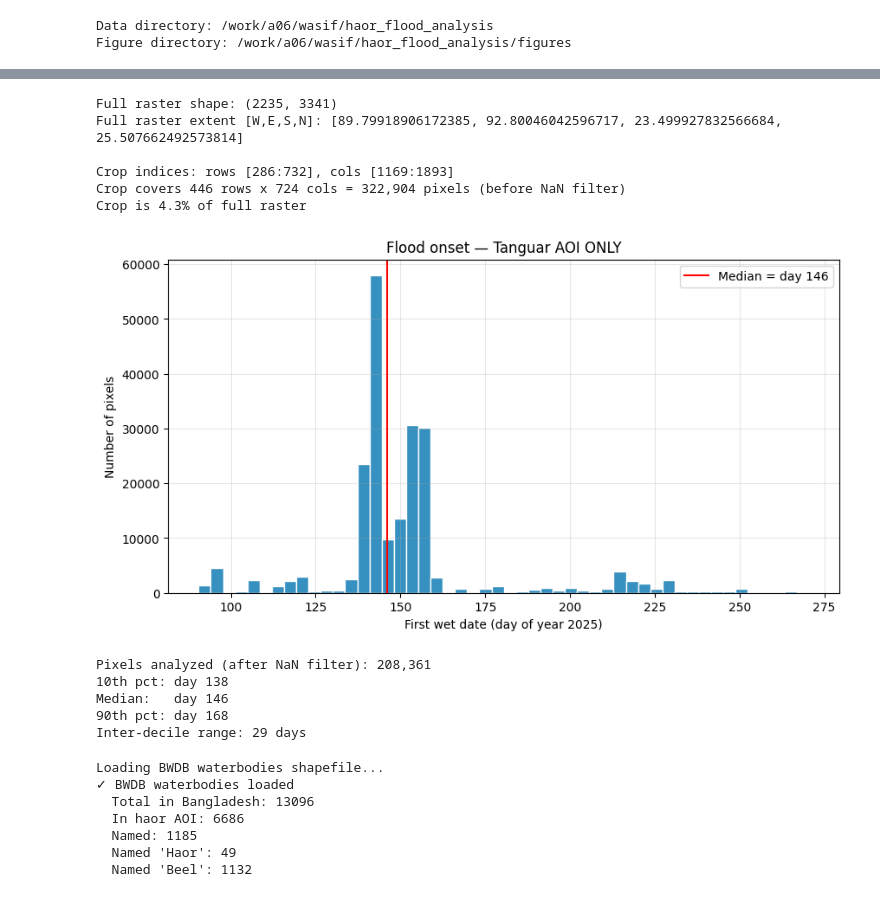
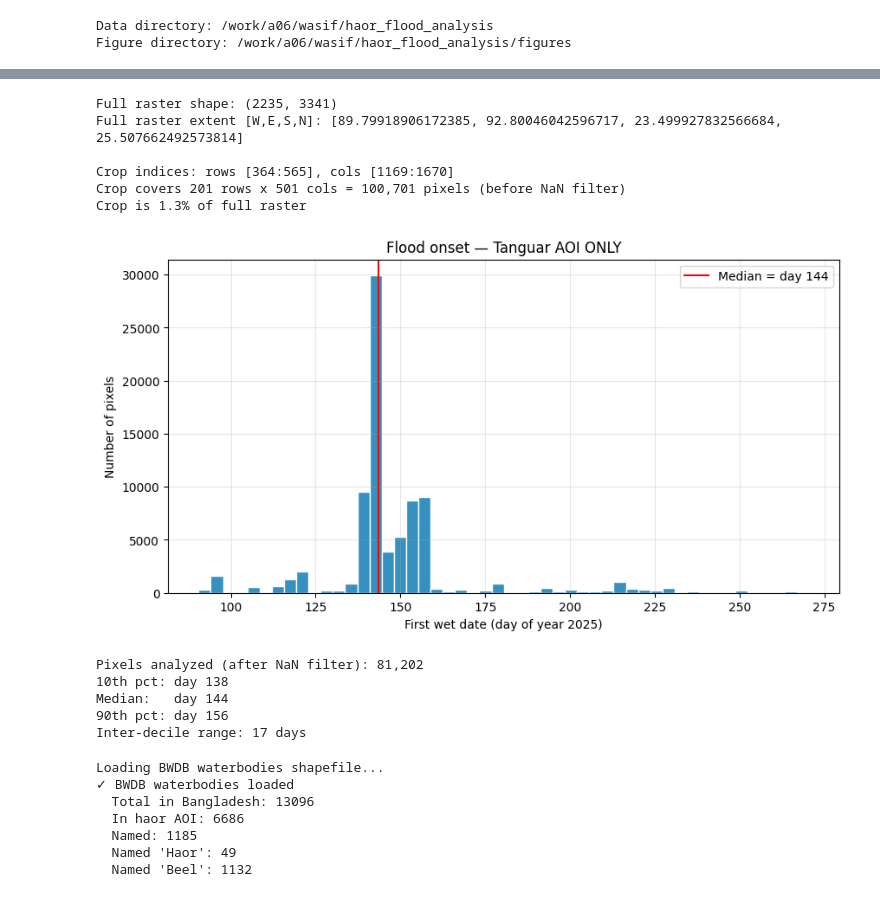
Before and after one commit to wasifshahriar/masters_research, a Jupyter notebook: haor_flood_timeseries_part3.ipynb, the cells around one changed output, grey strips where cells are left out. Drawn from its saved outputs; the diff is of its cells as text; code cells hidden in the pictures.

```diff
--- a/haor_flood_timeseries_part3.ipynb
+++ b/haor_flood_timeseries_part3.ipynb
@@ -177,8 +177,9 @@ print(f"Full raster shape: {fwd.shape}")
 print(f"Full raster extent [W,E,S,N]: {ext}")
 
 # Tanguar box in [W, E, S, N] order to MATCH the extent convention
-TANGUAR_W, TANGUAR_E = 90.85, 91.50
-TANGUAR_S, TANGUAR_N = 24.85, 25.25
+
+TANGUAR_W, TANGUAR_E = 90.85, 91.30
+TANGUAR_S, TANGUAR_N = 25.00, 25.18
 
 nrows, ncols = fwd.shape
 W, E, S, N = ext[0], ext[1], ext[2], ext[3]
@@ -193,42 +194,42 @@ row_max = int((N - TANGUAR_S) / (N - S) * nrows)
 print(f"\nCrop indices: rows [{row_min}:{row_max}], cols [{col_min}:{col_max}]")
 print(f"Crop covers {row_max-row_min} rows x {col_max-col_min} cols "
       f"= {(row_max-row_min)*(col_max-col_min):,} pixels (before NaN filter)")
 
 # Sanity: this should be MUCH smaller than the full raster
 full_px = nrows * ncols
 crop_px = (row_max - row_min) * (col_max - col_min)
 print(f"Crop is {100*crop_px/full_px:.1f}% of full raster")
 
 fwd_crop = fwd[row_min:row_max, col_min:col_max]
 valid = fwd_crop[~np.isnan(fwd_crop) & (fwd_crop > 0)]
 
 plt.figure(figsize=(10, 5))
 plt.hist(valid, bins=50, color="#3690c0", edgecolor="white")
 plt.axvline(np.median(valid), color="red", label=f"Median = day {np.median(valid):.0f}")
 plt.xlabel("First wet date (day of year 2025)")
 plt.ylabel("Number of pixels")
 plt.title("Flood onset — Tanguar AOI ONLY")
 plt.legend(); plt.grid(True, alpha=0.3)
 plt.show()
 
 print(f"\nPixels analyzed (after NaN filter): {len(valid):,}")
 print(f"10th pct: day {np.percentile(valid,10):.0f}")
 print(f"Median:   day {np.median(valid):.0f}")
 print(f"90th pct: day {np.percentile(valid,90):.0f}")
 print(f"Inter-decile range: {np.percentile(valid,90)-np.percentile(valid,10):.0f} days")
 # %% [output]
 Full raster shape: (2235, 3341)
 Full raster extent [W,E,S,N]: [89.79918906172385, 92.80046042596717, 23.499927832566684, 25.507662492573814]
 
-Crop indices: rows [286:732], cols [1169:1893]
-Crop covers 446 rows x 724 cols = 322,904 pixels (before NaN filter)
-Crop is 4.3% of full raster
+Crop indices: rows [364:565], cols [1169:1670]
+Crop covers 201 rows x 501 cols = 100,701 pixels (before NaN filter)
+Crop is 1.3% of full raster
-[figure, old version]
+[figure, new version]
-Pixels analyzed (after NaN filter): 208,361
+Pixels analyzed (after NaN filter): 81,202
 10th pct: day 138
-Median:   day 146
-90th pct: day 168
-Inter-decile range: 29 days
+Median:   day 144
+90th pct: day 156
+Inter-decile range: 17 days
 # %%
 # %%
 # =============================================================================
```
Also changed, not shown: parts of 3 cells of this notebook, 1 other file.
